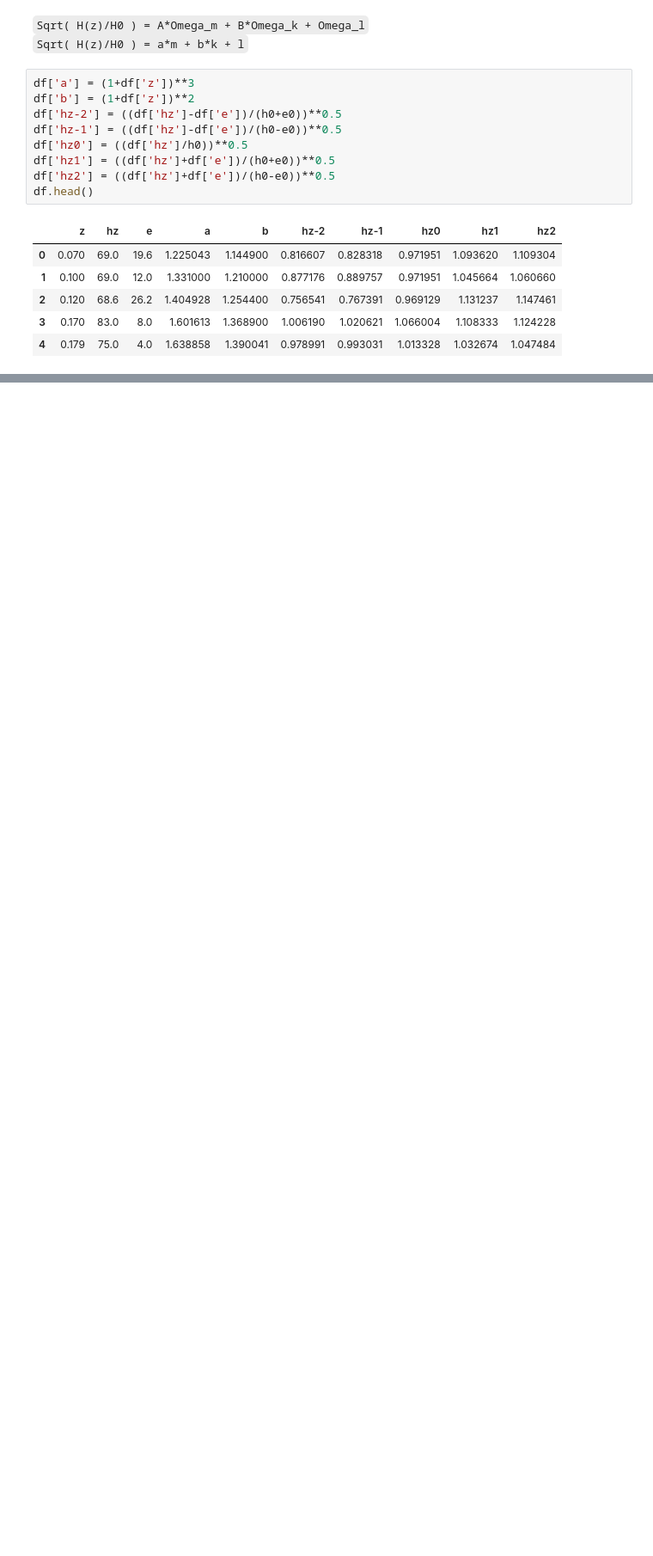
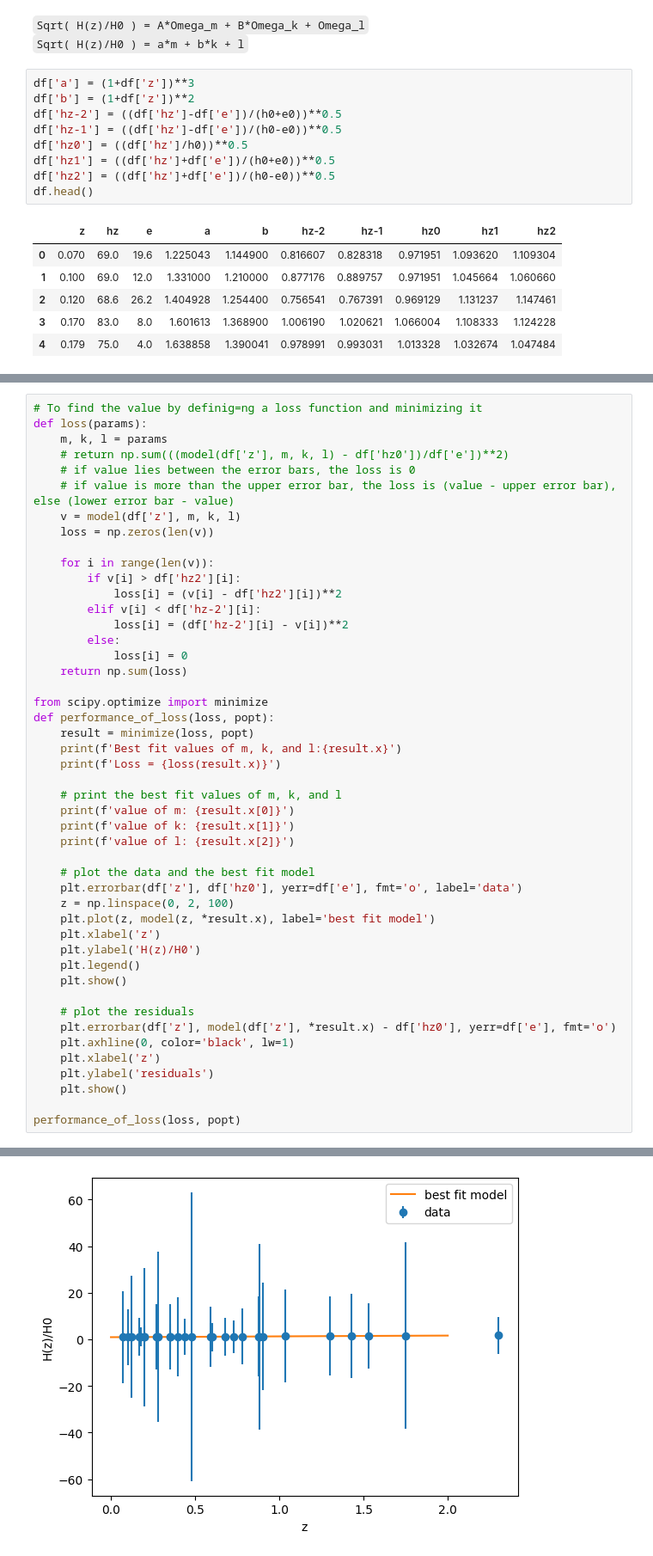
Before and after one commit to pranavsutar/Code-the-Cosmos-PHD, a Jupyter notebook: CodeTheCosmos.ipynb, the cells around one changed output, grey strips where cells are left out. Shown at 86% size. Drawn from its saved outputs; the diff is of its cells as text; blank space fills up the shorter version.

```diff
--- a/CodeTheCosmos.ipynb
+++ b/CodeTheCosmos.ipynb
@@ -73,0 +98,48 @@ df.head()
+# %%
+# To find the value by definig=ng a loss function and minimizing it
+def loss(params):
+    m, k, l = params
+    # return np.sum(((model(df['z'], m, k, l) - df['hz0'])/df['e'])**2)
+    # if value lies between the error bars, the loss is 0
+    # if value is more than the upper error bar, the loss is (value - upper error bar), else (lower error bar - value)
+    v = model(df['z'], m, k, l)
+    loss = np.zeros(len(v))
+
+    for i in range(len(v)):
+        if v[i] > df['hz2'][i]:
+            loss[i] = (v[i] - df['hz2'][i])**2
+        elif v[i] < df['hz-2'][i]:
+            loss[i] = (df['hz-2'][i] - v[i])**2
+        else:
+            loss[i] = 0
+    return np.sum(loss)
+
+from scipy.optimize import minimize
+def performance_of_loss(loss, popt):
+    result = minimize(loss, popt)
+    print(f'Best fit values of m, k, and l:{result.x}')
+    print(f'Loss = {loss(result.x)}')
+
+    # print the best fit values of m, k, and l
+    print(f'value of m: {result.x[0]}')
+    print(f'value of k: {result.x[1]}')
+    print(f'value of l: {result.x[2]}')
+
+    # plot the data and the best fit model
+    plt.errorbar(df['z'], df['hz0'], yerr=df['e'], fmt='o', label='data')
+    z = np.linspace(0, 2, 100)
+    plt.plot(z, model(z, *result.x), label='best fit model')
+    plt.xlabel('z')
+    plt.ylabel('H(z)/H0')
+    plt.legend()
+    plt.show()
+
+    # plot the residuals
+    plt.errorbar(df['z'], model(df['z'], *result.x) - df['hz0'], yerr=df['e'], fmt='o')
+    plt.axhline(0, color='black', lw=1)
+    plt.xlabel('z')
+    plt.ylabel('residuals')
+    plt.show()
+
+performance_of_loss(loss, popt)
+# %% [output]
@@ -73,0 +151 @@ df.head()
+[figure, added]
```
Also changed, not shown: parts of 13 cells of this notebook.
